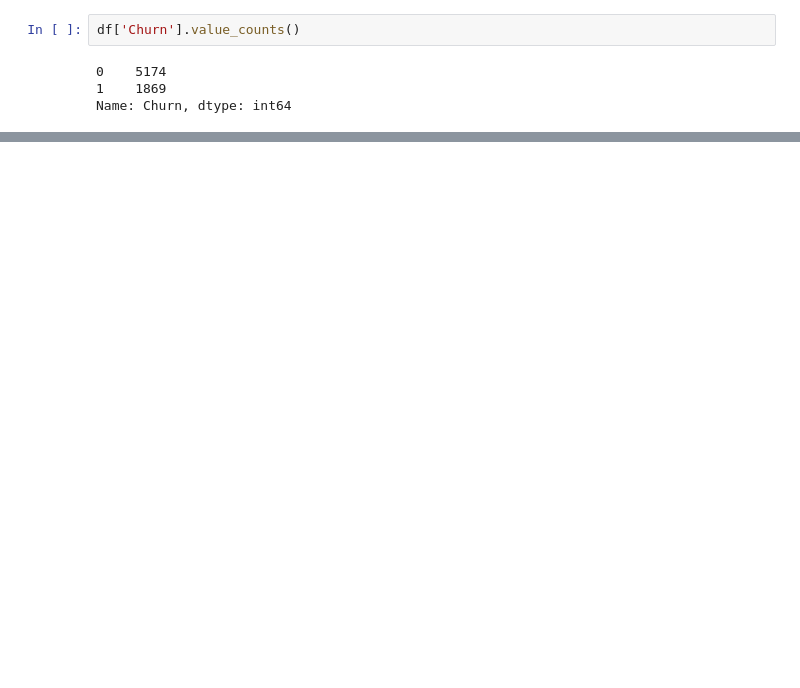
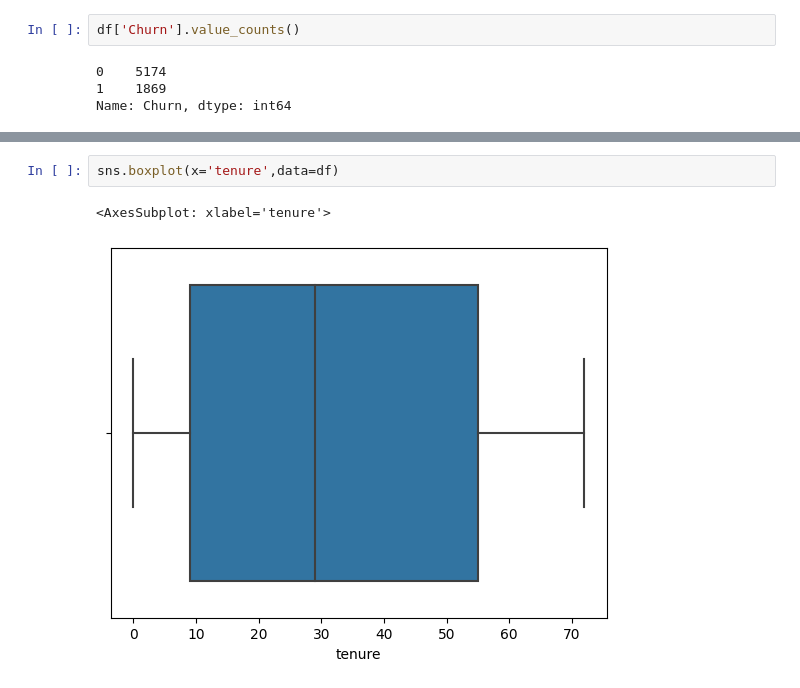
Before and after one commit to sai-mrudhun/Customer-Churn-Prediction-Analysis-Using-Ensemble-Techniques, a Jupyter notebook: main.ipynb, the cells around one changed output, grey strips where cells are left out. Drawn from its saved outputs; the diff is of its cells as text; blank space fills up the shorter version.

```diff
--- a/main.ipynb
+++ b/main.ipynb
@@ -161,0 +174,5 @@ sns.heatmap(corr, annot=True)
+# %%
+sns.boxplot(x='tenure',data=df)
+# %% [output]
+<AxesSubplot: xlabel='tenure'>
+[figure, added]
```
Also changed, not shown: parts of 12 cells of this notebook.
